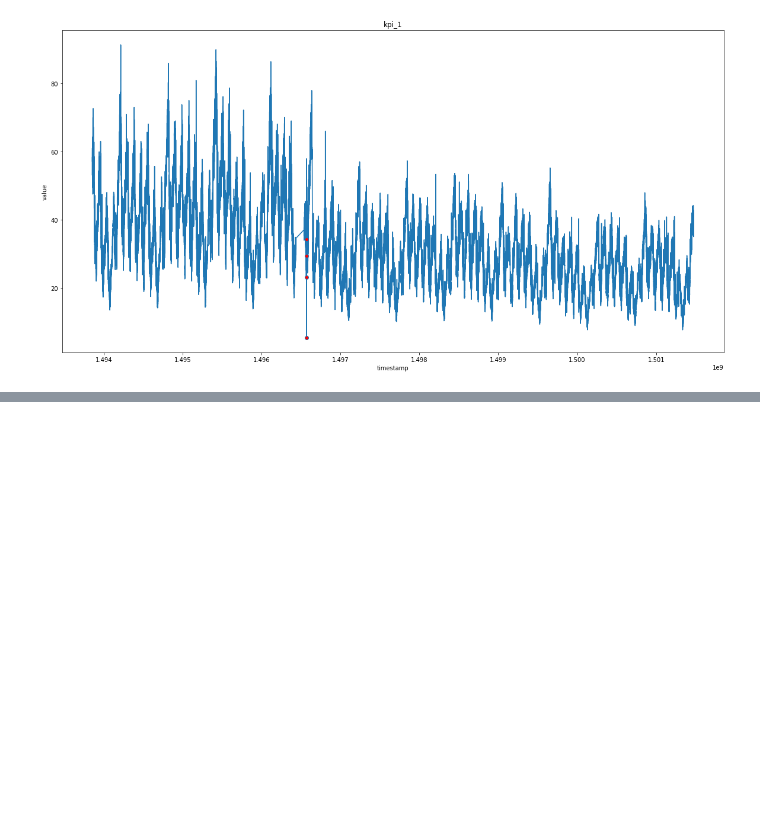
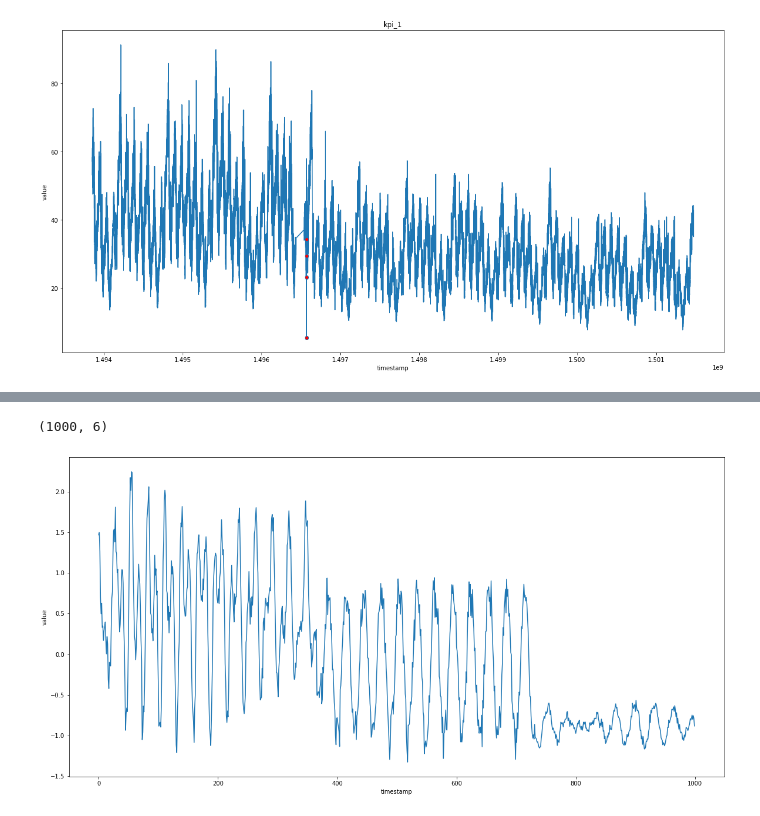
Before and after one commit to NASA1nk/TimeSeries, a Jupyter notebook: Experiment/data/data_process.ipynb, the cells around one changed output, grey strips where cells are left out. Saved outputs shown, nothing was run; the diff lists cells and outputs as text; code cells hidden in the pictures; blank space fills up the shorter version.

```diff
--- a/Experiment/data/data_process.ipynb
+++ b/Experiment/data/data_process.ipynb
@@ -115,0 +177,19 @@ plt.show()
+# %%
+import matplotlib
+import matplotlib.pyplot as plt
+import pandas as pd
+import numpy as np
+
+df = pd.read_csv('./generate_time_data.csv')
+df = df[0:1000]
+print(df.shape)
+fig, ax = plt.subplots(1, 1, figsize=(20, 10))
+fig.patch.set_facecolor('white')
+y = df["value"]
+ax.plot(y)
+ax.set_xlabel("timestamp")
+ax.set_ylabel("value")
+plt.show()
+# %% [output]
+(1000, 6)
+[figure, added]
```
Also changed, not shown: parts of 5 cells of this notebook, 56 other files.
